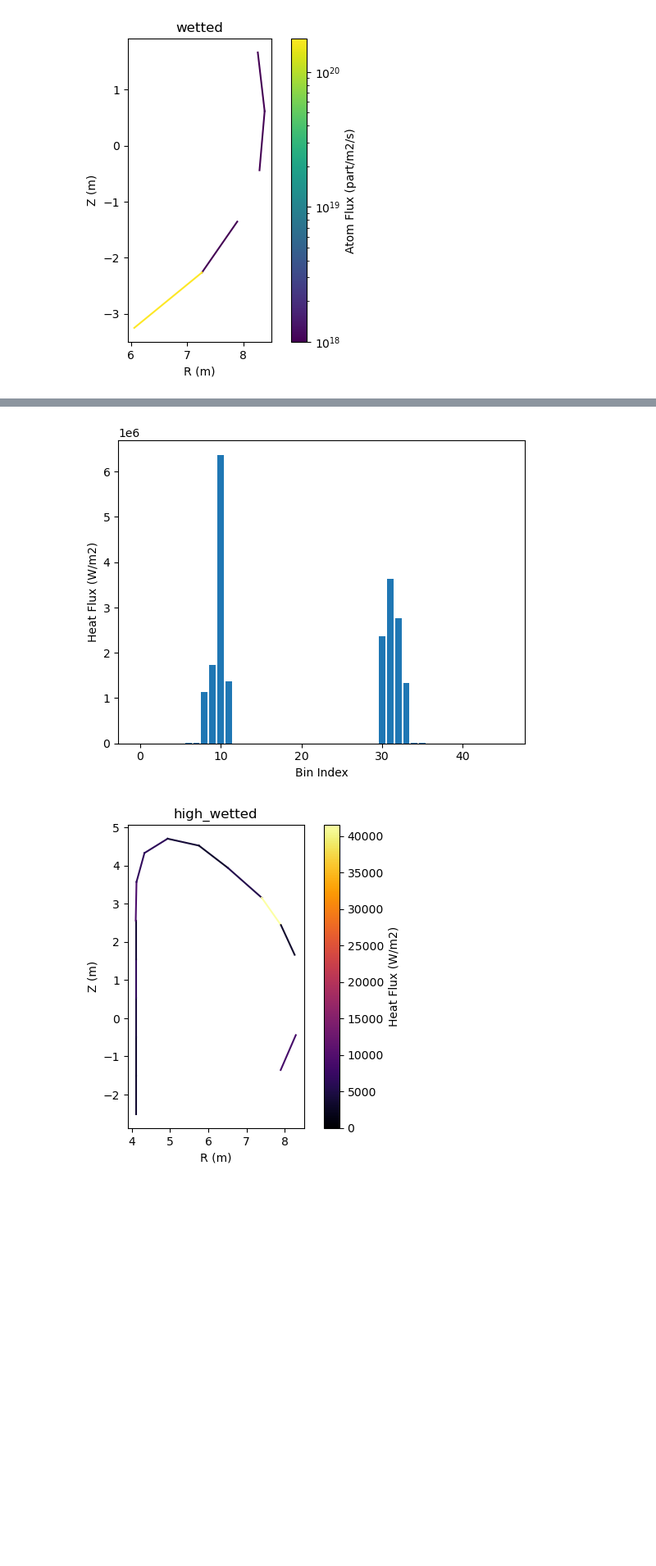
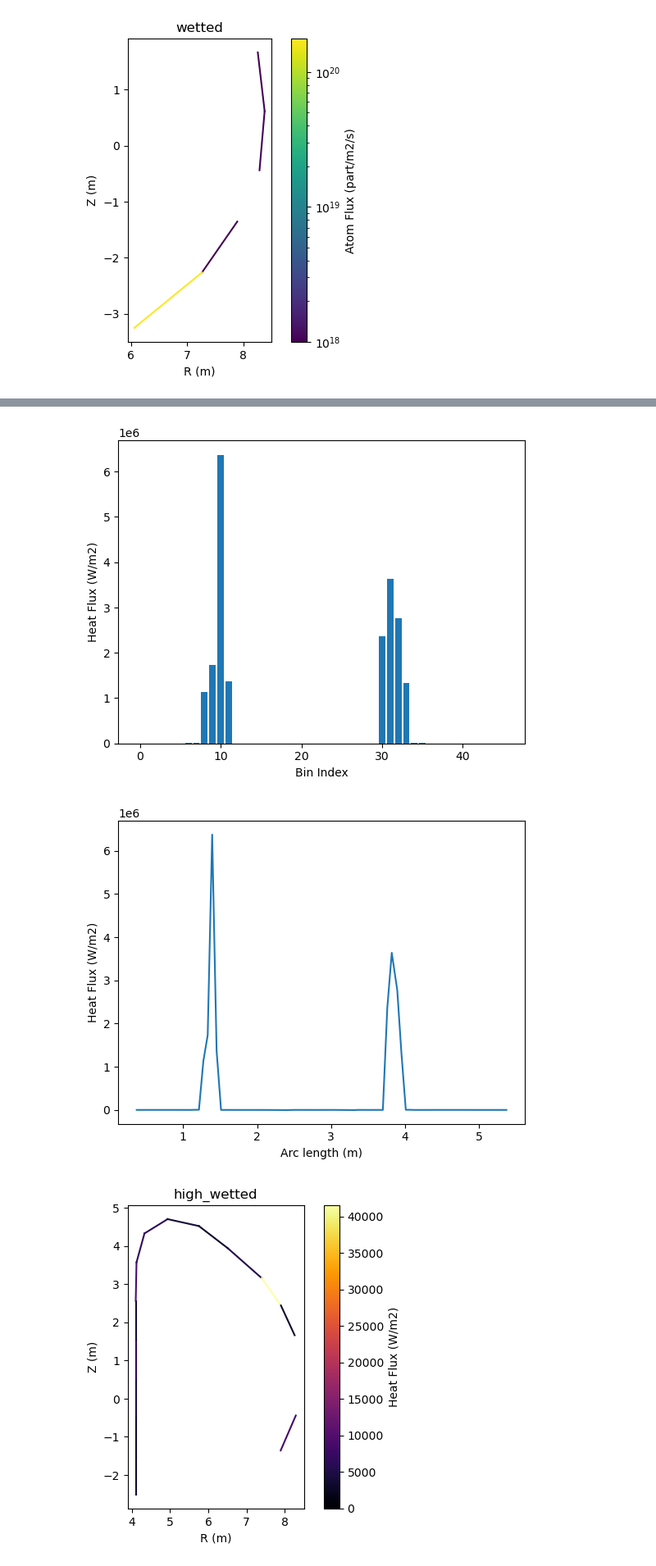
Before and after one commit to kaelyndunnell/hisp, a Jupyter notebook: plotting.ipynb, the cells around one changed output, grey strips where cells are left out. Shown at 82% size. Drawn from its saved outputs; the diff is of its cells as text; code cells hidden in the pictures; blank space fills up the shorter version.

Commit message:
added plotting module

```diff
--- a/plotting.ipynb
+++ b/plotting.ipynb
@@ -198,33 +197,41 @@ for bin in my_reactor.divertor.bins:
     heat_flux = plasma_data_handling.get_heat("FP", bin=bin, t_rel=0)
     heat_fluxes.append(heat_flux)
 
     start_points.append(bin.start_point)
     end_points.append(bin.end_point)
 
 
 norm = Normalize(0, max(heat_fluxes))
 cmap = plt.get_cmap("inferno")
 
 
 for start_point, end_point, heat_flux in zip(start_points, end_points, heat_fluxes):
     plt.plot(
         [start_point[0], end_point[0]],
         [start_point[1], end_point[1]],
         c=cmap(norm(heat_flux)),
     )
 plt.colorbar(plt.cm.ScalarMappable(norm=norm, cmap=cmap), label="Heat Flux (W/m2)", ax=plt.gca())
 plt.xlabel("R (m)")
 plt.ylabel("Z (m)")
 plt.gca().set_aspect("equal", adjustable="box")
 plt.show()
 
 plt.bar(range(len(heat_fluxes)), heat_fluxes)
 plt.xlabel("Bin Index")
 plt.ylabel("Heat Flux (W/m2)")
 plt.show()
+
+arc_length = my_reactor.divertor.arc_length(middle=True)
+
+plt.plot(arc_length, heat_fluxes)
+plt.xlabel("Arc length (m)")
+plt.ylabel("Heat Flux (W/m2)")
+plt.show()
 # %% [output]
 [figure]
 [figure]
+[figure, added]
 # %%
 for mode in ["high_wetted", "low_wetted", "wetted"]:
     heat_fluxes = []
```
Also changed, not shown: parts of 3 cells of this notebook, 2 other files.
